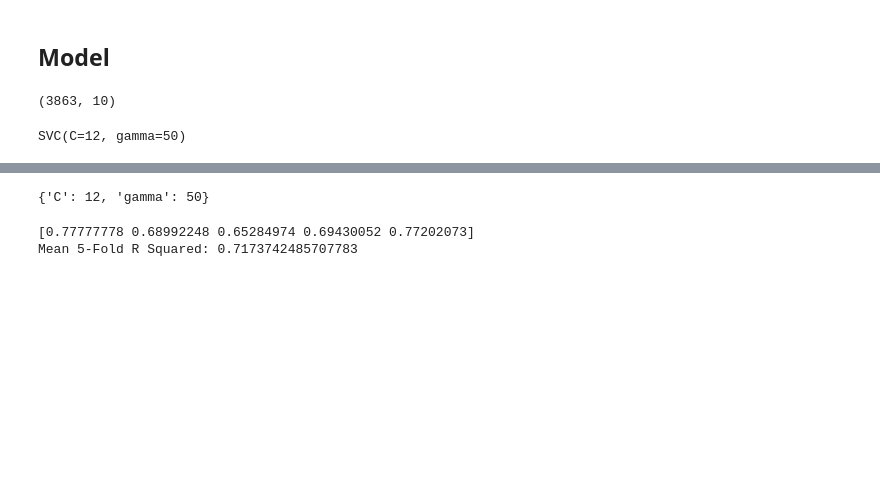
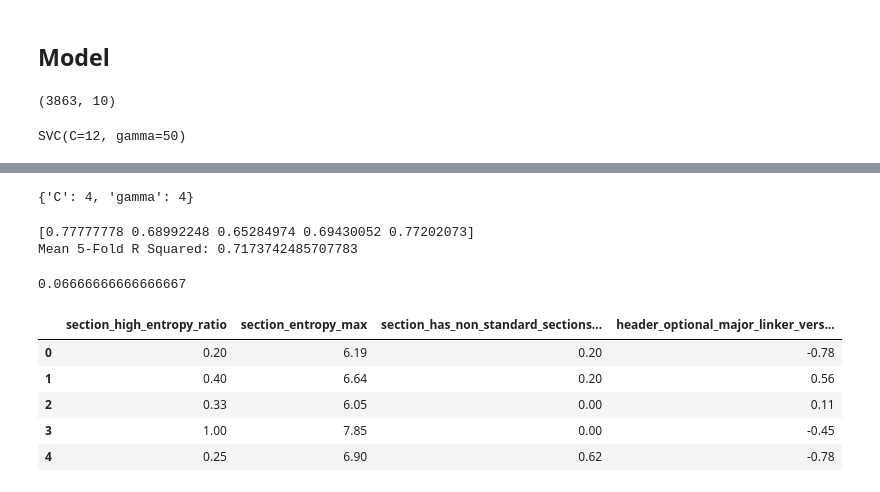
Before and after one commit to patrycjapiechowicz/cybersec, a Jupyter notebook: notebooks/Feature Selection - header, sections.ipynb, the cells around one changed output, grey strips where cells are left out. Saved outputs shown, nothing was run; the diff lists cells and outputs as text; code cells hidden in the pictures; blank space fills up the shorter version.

```diff
--- a/notebooks/Feature Selection - header, sections.ipynb
+++ b/notebooks/Feature Selection - header, sections.ipynb
@@ -844,4 +850,4 @@ sns.heatmap(correlation)
 # %%
 from sklearn.feature_selection import SelectKBest, f_classif, mutual_info_classif
 # %%
-kbest = SelectKBest(f_classif, K=5)
+kbest = SelectKBest(f_classif, k=5)
@@ -899,7 +898,7 @@ X2.shape
 # %%
 clf = SVC(C=12,gamma = 50)
 # %%
-X_train, X_test, y_train, y_test = train_test_split(X2, y, test_size=0.2, random_state=42)
+X_train, X_test, y_train, y_test = train_test_split(X, y, test_size=0.2, random_state=42)
 # %%
 clf.fit(X_train, y_train)
 # %% [output]
@@ -919,7 +918,7 @@ gsc.fit(X_train,y_train)
 
 print(gsc.best_params_)
 # %% [output]
-{'C': 12, 'gamma': 50}
+{'C': 4, 'gamma': 4}
 # %%
 
 cv_r2_scores_rf = cross_val_score(clf, X2, y, cv=5,scoring='recall')
@@ -930,0 +934,16 @@ Mean 5-Fold R Squared: 0.7173742485707783
+# %%
+sel = SelectFromModel(RandomForestClassifier(n_estimators = 100))
+X3 = sel.fit_transform(X_train, y_train)
+# %%
+sel.threshold_
+# %% [output]
+0.06666666666666667
+# %%
+X[X.columns[sel.get_support()]].head()
+# %% [output]
+|  | section_high_entropy_ratio | section_entropy_max | section_has_non_standard_sections... | header_optional_major_linker_vers... |
+| 0 | 0.20 | 6.19 | 0.20 | -0.78 |
+| 1 | 0.40 | 6.64 | 0.20 | 0.56 |
+| 2 | 0.33 | 6.05 | 0.00 | 0.11 |
+| 3 | 1.00 | 7.85 | 0.00 | -0.45 |
+| 4 | 0.25 | 6.90 | 0.62 | -0.78 |
```
Also changed, not shown: parts of 36 cells of this notebook.
